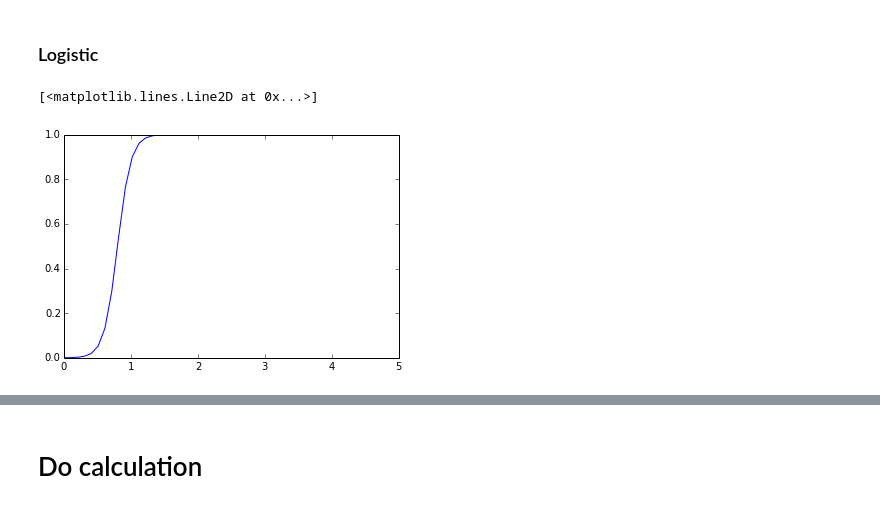
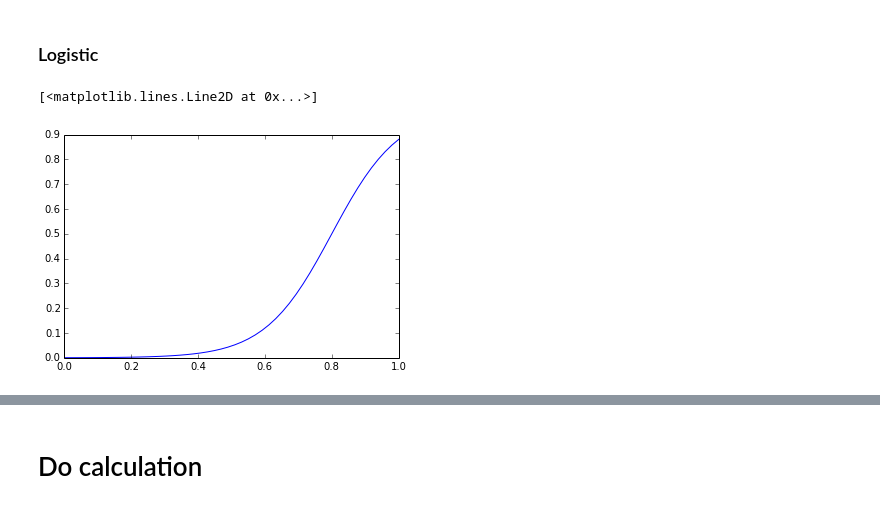
Before and after one commit to mpharrigan/wetmsm, a Jupyter notebook: ipython/bphc/bphc_water/4-bphc_vmd-highlight.ipynb, the cells around one changed output, grey strips where cells are left out. Drawn from its saved outputs; the diff is of its cells as text; code cells hidden in the pictures.

```diff
--- a/ipython/bphc/bphc_water/4-bphc_vmd-highlight.ipynb
+++ b/ipython/bphc/bphc_water/4-bphc_vmd-highlight.ipynb
@@ -40,9 +38,8 @@ plt.scatter(range(len(stic1)), stic1, c='r', s=10, linewidth=0)
 # %%
 def logi(x, mu=0.8, s=0.1):
     return 1.0 / (1 + np.exp(-(x-mu)/s))
+x = np.linspace(0,1)
+plt.plot(x, logi(x))
+# %% [output]
+[<matplotlib.lines.Line2D at 0x...>]
+[figure, added]
-# %%
-x = np.linspace(0,5)
-plt.plot(x, logi(x, 0.8, 0.1))
-# %% [output]
-[<matplotlib.lines.Line2D at 0x...>]
-[figure, removed]
```
Also changed, not shown: parts of 6 cells of this notebook, 11 other files.
